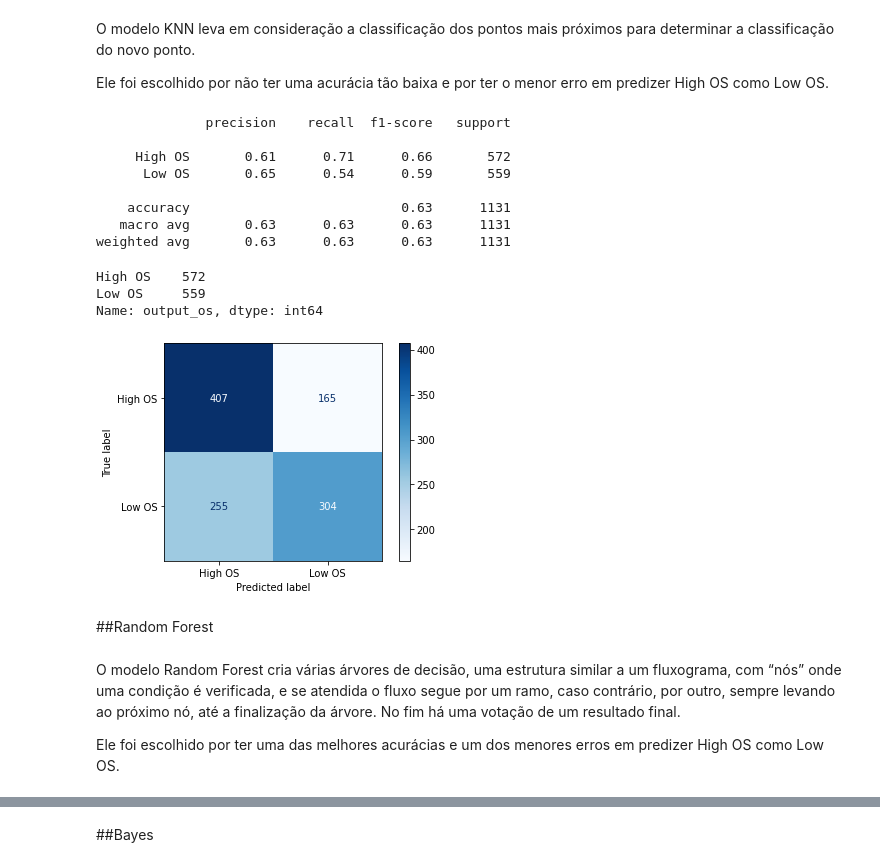
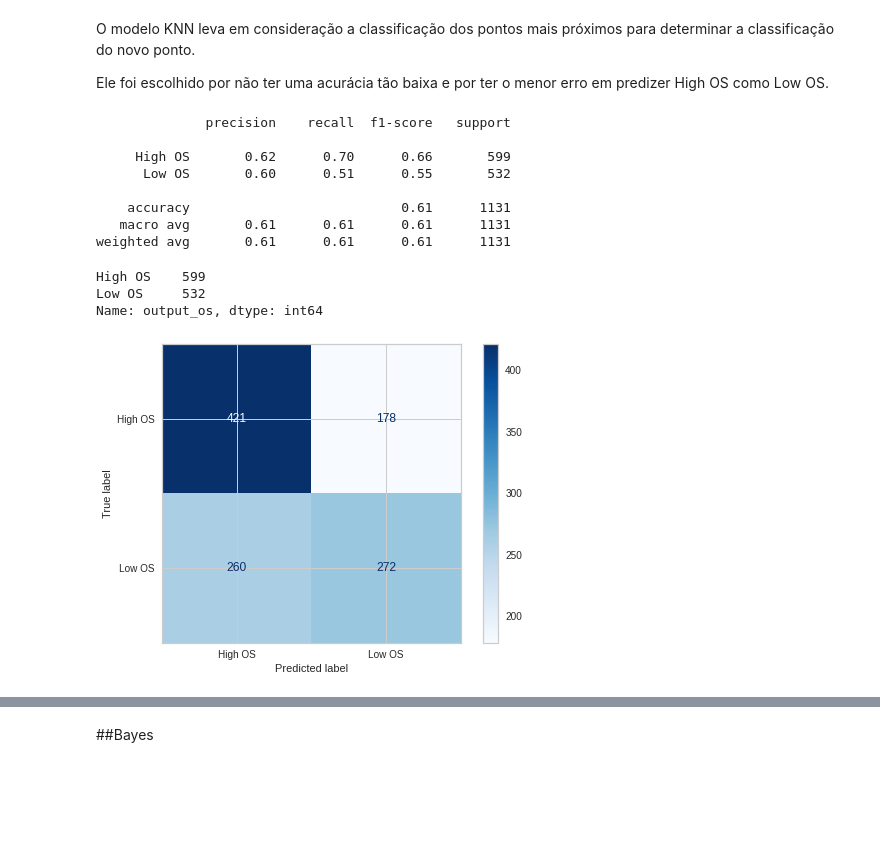
Before and after one commit to 2022M3T4-Inteli/USPIA, a Jupyter notebook: notebooks/avaliacao_modelos.ipynb, the cells around one changed output, grey strips where cells are left out. Cells and saved outputs as stored; diff of their text form; code cells hidden in the pictures; blank space fills up the shorter version.

Commit message:
Uptdate models

```diff
--- a/notebooks/avaliacao_modelos.ipynb
+++ b/notebooks/avaliacao_modelos.ipynb
@@ -57,36 +489,30 @@ O modelo KNN leva em consideração a classificação dos pontos mais próximos
 
 Ele foi escolhido por não ter uma acurácia tão baixa e por ter o menor erro em predizer High OS como Low OS.
 # %%
-x = data_base.drop(columns=['record_id', 'output_os', 'progesteron_perct', 'er_percentage'])
+x = data_base.drop(columns=['record_id', 'output_os', 'follow_up_days',  'follow_up_days_recidive'])
 y = data_base['output_os']
 
 x_train, x_test, y_train, y_test = train_test_split(x, y, test_size = 0.3, random_state = 42)
 
-model_knn = neighbors.KNeighborsClassifier(n_neighbors = 6).fit(x_train, y_train)
+model_knn = neighbors.KNeighborsClassifier(n_neighbors = 6, p = 1).fit(x_train, y_train)
 
 y_pred = model_knn.predict(x_test)
 
 matriz = plot_confusion_matrix(model_knn, x_test, y_test, cmap = 'Blues', values_format='.0f')
 
 print(classification_report(y_test, y_pred))
 
 y_test.value_counts()
 # %% [output]
               precision    recall  f1-score   support
 
-     High OS       0.61      0.71      0.66       572
-      Low OS       0.65      0.54      0.59       559
+     High OS       0.62      0.70      0.66       599
+      Low OS       0.60      0.51      0.55       532
 
-    accuracy                           0.63      1131
-   macro avg       0.63      0.63      0.63      1131
-weighted avg       0.63      0.63      0.63      1131
+    accuracy                           0.61      1131
+   macro avg       0.61      0.61      0.61      1131
+weighted avg       0.61      0.61      0.61      1131
-High OS    572
-Low OS     559
+High OS    599
+Low OS     532
 Name: output_os, dtype: int64
-[figure, old version]
+[figure, new version]
-# %% [markdown]
-##Random Forest
-# %% [markdown]
-O modelo Random Forest cria várias árvores de decisão, uma estrutura similar a um fluxograma, com “nós” onde uma condição é verificada, e se atendida o fluxo segue por um ramo, caso contrário, por outro, sempre levando ao próximo nó, até a finalização da árvore. No fim há uma votação de um resultado final.
-
-Ele foi escolhido por ter uma das melhores acurácias e um dos menores erros em predizer High OS como Low OS.
```
Also changed, not shown: parts of 59 cells of this notebook.
